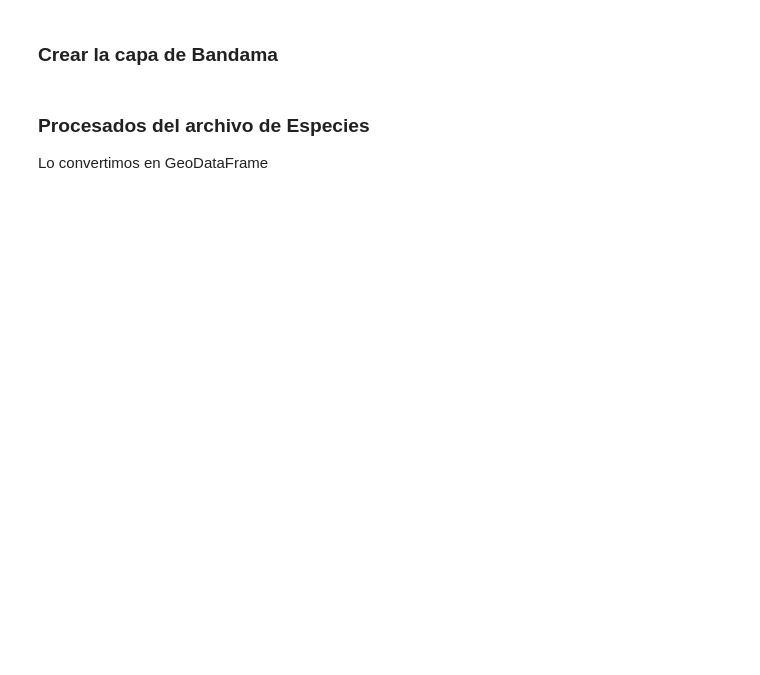
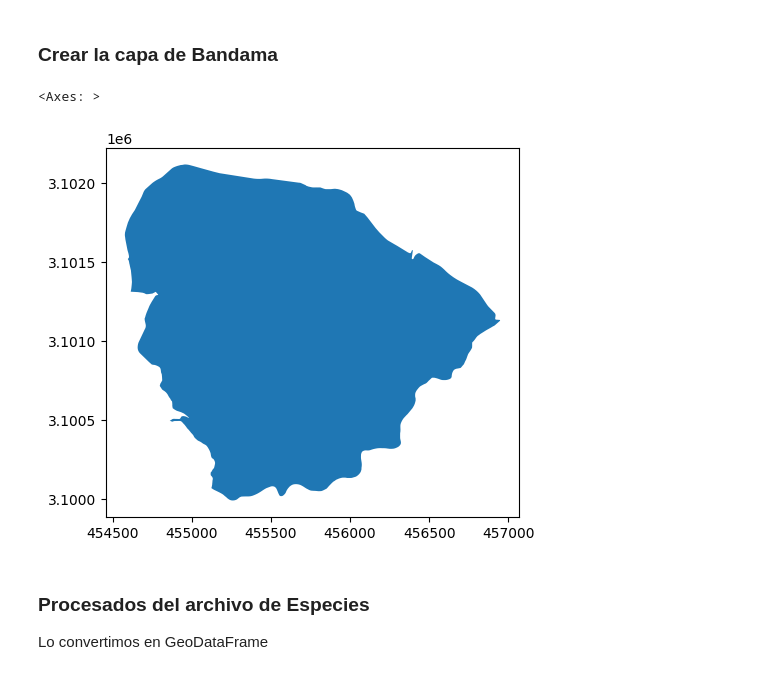
Before and after one commit to JuanCarlosBio/Cuadriculas_Especies, a Jupyter notebook: analysis/code/leaflet.ipynb, the cells around one changed output. Cells and saved outputs as stored; diff of their text form; code cells hidden in the pictures; blank space fills up the shorter version.

```diff
--- a/analysis/code/leaflet.ipynb
+++ b/analysis/code/leaflet.ipynb
@@ -42,7 +46,11 @@ especies_tsv = pd.read_csv("../data/coord_plantae.tsv", sep = "\t")
 ### Crear la capa de Bandama
 # %%
 bandama = enp[enp["nombre"] == "Bandama"]
-bandama = bandama.to_crs(epsg=4326)
+bandama = bandama.to_crs(epsg=32628)
+bandama.plot()
+# %% [output]
+<Axes: >
+[figure, added]
 # %% [markdown]
 ### Procesados del archivo de Especies
 
```
Also changed, not shown: parts of 5 cells of this notebook, 4 other files.
